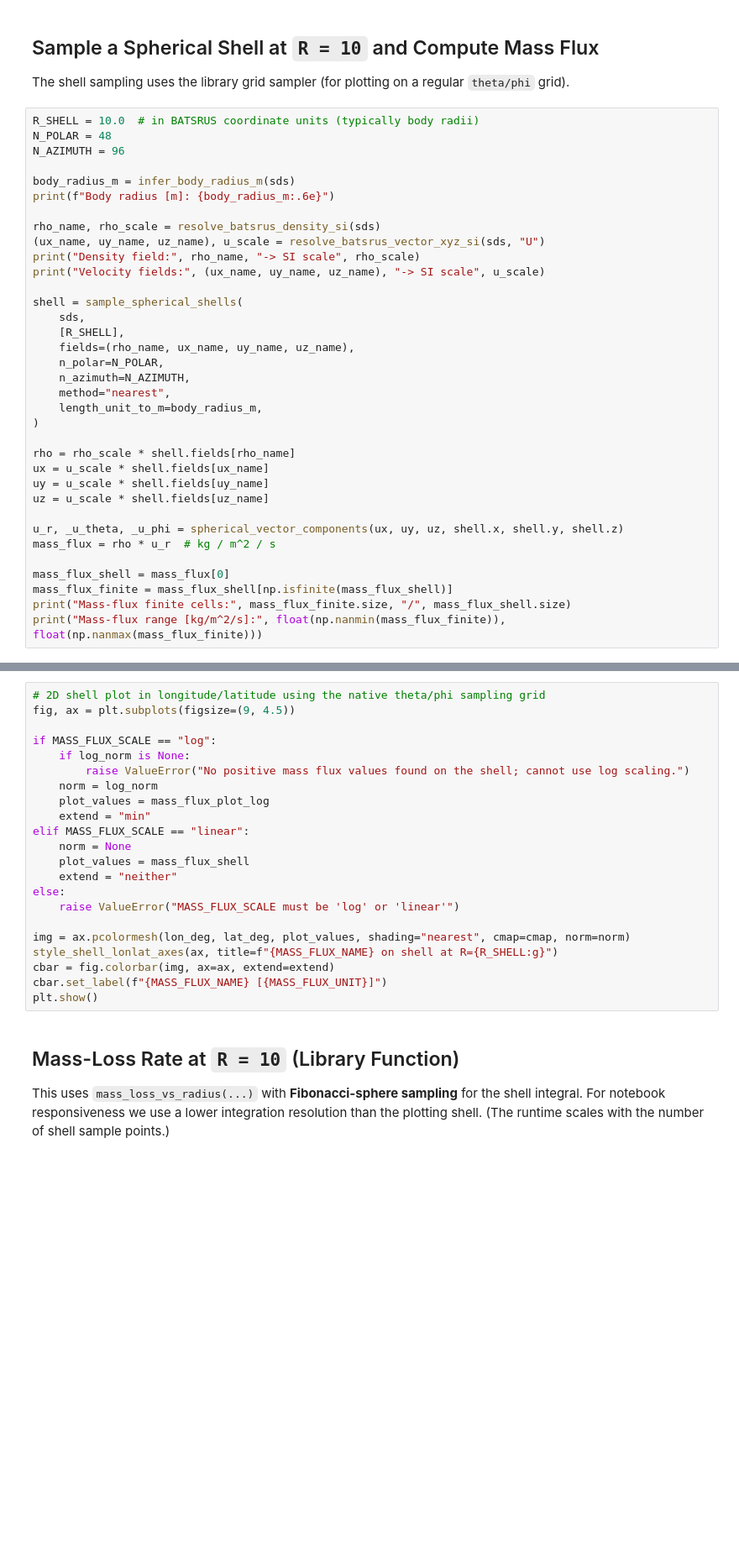
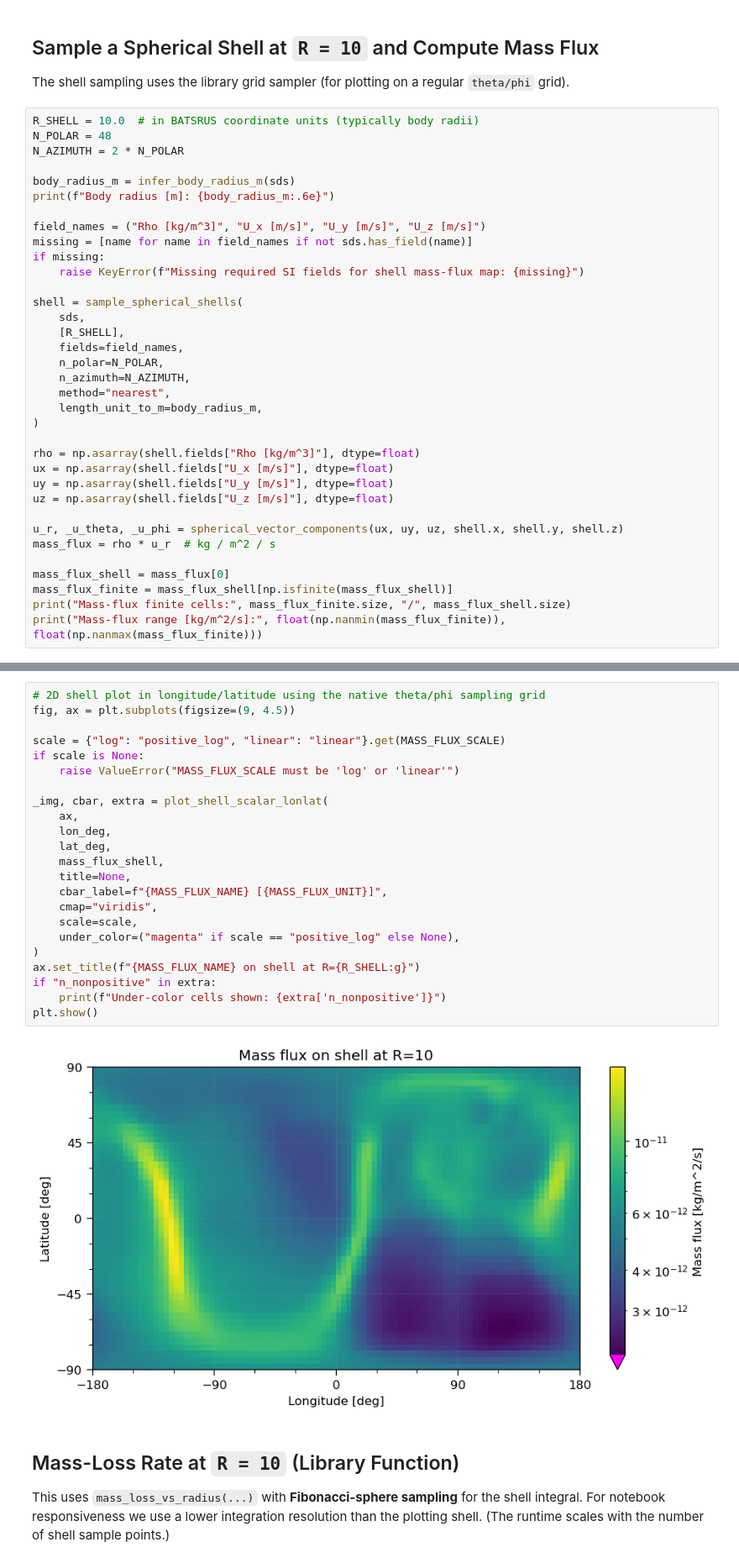
Before and after one commit to svaberg/starwinds-analysis, a Jupyter notebook: examples/smartds_shell_mass_flux.ipynb, the cells around one changed output, grey strips where cells are left out. Shown at 84% size. Drawn from its saved outputs; the diff is of its cells as text; blank space fills up the shorter version.

Commit message:
Simplify shell mass-flux notebook plotting

```diff
--- a/examples/smartds_shell_mass_flux.ipynb
+++ b/examples/smartds_shell_mass_flux.ipynb
@@ -46,30 +51,30 @@ The shell sampling uses the library grid sampler (for plotting on a regular `the
 # %%
 R_SHELL = 10.0  # in BATSRUS coordinate units (typically body radii)
 N_POLAR = 48
-N_AZIMUTH = 96
+N_AZIMUTH = 2 * N_POLAR
 
 body_radius_m = infer_body_radius_m(sds)
 print(f"Body radius [m]: {body_radius_m:.6e}")
 
-rho_name, rho_scale = resolve_batsrus_density_si(sds)
-(ux_name, uy_name, uz_name), u_scale = resolve_batsrus_vector_xyz_si(sds, "U")
-print("Density field:", rho_name, "-> SI scale", rho_scale)
-print("Velocity fields:", (ux_name, uy_name, uz_name), "-> SI scale", u_scale)
+field_names = ("Rho [kg/m^3]", "U_x [m/s]", "U_y [m/s]", "U_z [m/s]")
+missing = [name for name in field_names if not sds.has_field(name)]
+if missing:
+    raise KeyError(f"Missing required SI fields for shell mass-flux map: {missing}")
 
 shell = sample_spherical_shells(
     sds,
     [R_SHELL],
-    fields=(rho_name, ux_name, uy_name, uz_name),
+    fields=field_names,
     n_polar=N_POLAR,
     n_azimuth=N_AZIMUTH,
     method="nearest",
     length_unit_to_m=body_radius_m,
 )
 
-rho = rho_scale * shell.fields[rho_name]
-ux = u_scale * shell.fields[ux_name]
-uy = u_scale * shell.fields[uy_name]
-uz = u_scale * shell.fields[uz_name]
+rho = np.asarray(shell.fields["Rho [kg/m^3]"], dtype=float)
+ux = np.asarray(shell.fields["U_x [m/s]"], dtype=float)
+uy = np.asarray(shell.fields["U_y [m/s]"], dtype=float)
+uz = np.asarray(shell.fields["U_z [m/s]"], dtype=float)
 
 u_r, _u_theta, _u_phi = spherical_vector_components(ux, uy, uz, shell.x, shell.y, shell.z)
 mass_flux = rho * u_r  # kg / m^2 / s
@@ -127,25 +108,28 @@ if positive.any():
 # %%
 # 2D shell plot in longitude/latitude using the native theta/phi sampling grid
 fig, ax = plt.subplots(figsize=(9, 4.5))
 
-if MASS_FLUX_SCALE == "log":
-    if log_norm is None:
-        raise ValueError("No positive mass flux values found on the shell; cannot use log scaling.")
-    norm = log_norm
-    plot_values = mass_flux_plot_log
-    extend = "min"
-elif MASS_FLUX_SCALE == "linear":
-    norm = None
-    plot_values = mass_flux_shell
-    extend = "neither"
-else:
+scale = {"log": "positive_log", "linear": "linear"}.get(MASS_FLUX_SCALE)
+if scale is None:
     raise ValueError("MASS_FLUX_SCALE must be 'log' or 'linear'")
 
-img = ax.pcolormesh(lon_deg, lat_deg, plot_values, shading="nearest", cmap=cmap, norm=norm)
-style_shell_lonlat_axes(ax, title=f"{MASS_FLUX_NAME} on shell at R={R_SHELL:g}")
-cbar = fig.colorbar(img, ax=ax, extend=extend)
-cbar.set_label(f"{MASS_FLUX_NAME} [{MASS_FLUX_UNIT}]")
+_img, cbar, extra = plot_shell_scalar_lonlat(
+    ax,
+    lon_deg,
+    lat_deg,
+    mass_flux_shell,
+    title=None,
+    cbar_label=f"{MASS_FLUX_NAME} [{MASS_FLUX_UNIT}]",
+    cmap="viridis",
+    scale=scale,
+    under_color=("magenta" if scale == "positive_log" else None),
+)
+ax.set_title(f"{MASS_FLUX_NAME} on shell at R={R_SHELL:g}")
+if "n_nonpositive" in extra:
+    print(f"Under-color cells shown: {extra['n_nonpositive']}")
 plt.show()
+# %% [output]
+[figure, added]
 # %% [markdown]
 ## Mass-Loss Rate at `R = 10` (Library Function)
 
```
Also changed, not shown: parts of 7 cells of this notebook.
